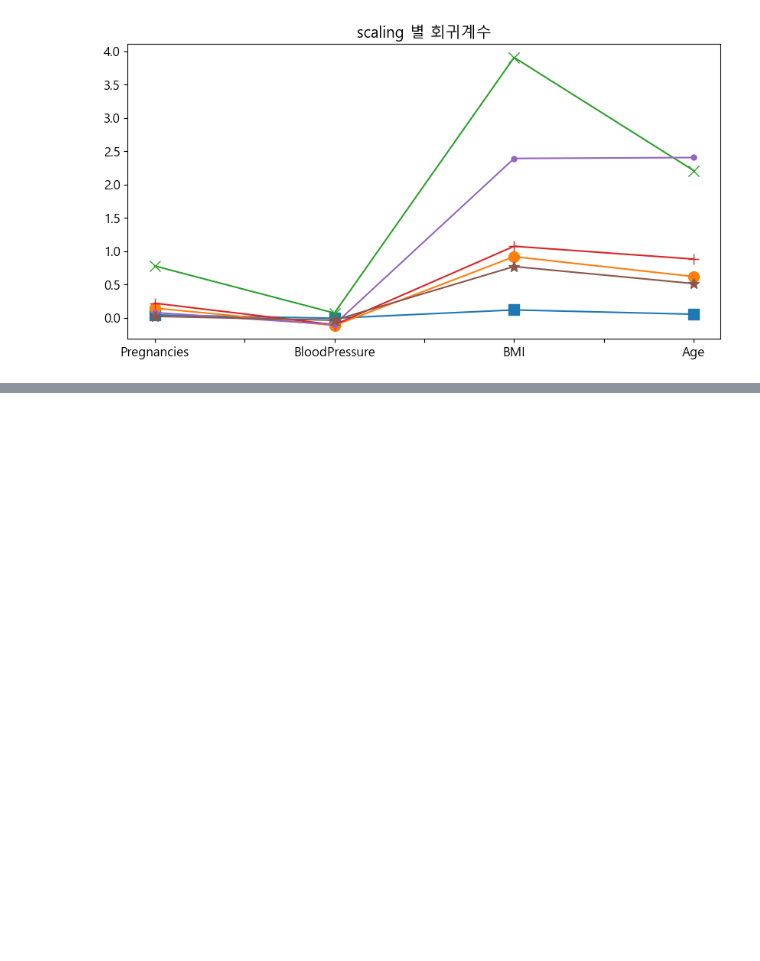
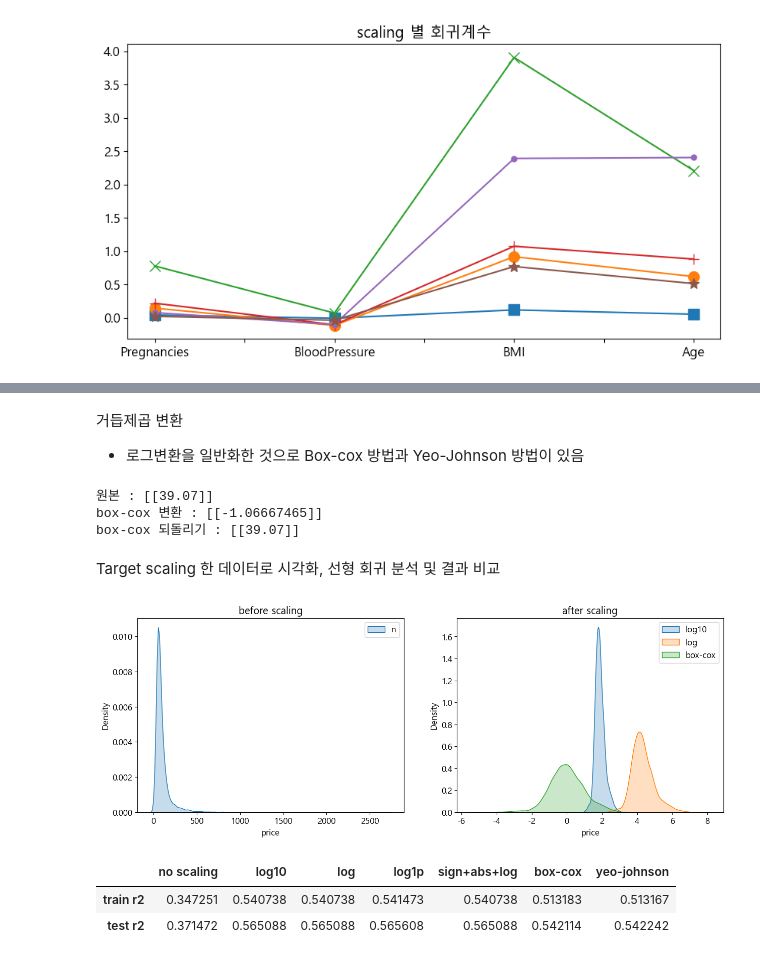
Before and after one commit to Junoflows/ADP, a Jupyter notebook: 교재 정리/2. 전처리.ipynb, the cells around one changed output, grey strips where cells are left out. Saved outputs shown, nothing was run; the diff lists cells and outputs as text; code cells hidden in the pictures; blank space fills up the shorter version.

```diff
--- a/교재 정리/2. 전처리.ipynb
+++ b/교재 정리/2. 전처리.ipynb
@@ -771,0 +775,6 @@ for i, marker in enumerate(['s', 'o', 'x', '+' ,'.', '*']):
+# %%
+import pandas as pd
+import numpy as np
+
+realestate = pd.read_csv('./data/2-4_BHP.csv')
+realestate.info()
@@ -771,0 +798,6 @@ for i, marker in enumerate(['s', 'o', 'x', '+' ,'.', '*']):
+# %%
+realestate = realestate.dropna().reset_index(drop = True)
+X = realestate[['bath', 'balcony']]
+y = realestate[['price']]
+
+realestate.head(3)
@@ -771,0 +836,68 @@ for i, marker in enumerate(['s', 'o', 'x', '+' ,'.', '*']):
+# %% [markdown]
+거듭제곱 변환
++ 로그변환을 일반화한 것으로 Box-cox 방법과 Yeo-Johnson 방법이 있음
+# %%
+from sklearn.preprocessing import PowerTransformer
+PTB = PowerTransformer(method = 'box-cox')
+PTY = PowerTransformer(method = 'yeo-johnson')
+y_ptb = pd.DataFrame(PTB.fit_transform(y), columns= y.columns)
+y_pty = pd.DataFrame(PTY.fit_transform(y), columns= y.columns)
+
+y_ptb_inv = pd.DataFrame(PTB.inverse_transform(y_ptb), columns = y.columns)
+
+print('원본 :', y.head(1).values)
+print('box-cox 변환 :', y_ptb.head(1).values)
+print('box-cox 되돌리기 :', y_ptb_inv.head(1).values)
+# %% [output]
+원본 : [[39.07]]
+box-cox 변환 : [[-1.06667465]]
+box-cox 되돌리기 : [[39.07]]
+# %% [markdown]
+Target scaling 한 데이터로 시각화, 선형 회귀 분석 및 결과 비교
+# %%
+import seaborn as sns
+import warnings
+warnings.filterwarnings(action = 'ignore')
+
+noscaling, log10, log, boxcox = y, np.log10(y), np.log(y), y_ptb
+data = [noscaling, log10, log, boxcox]
+data_title = ['no scaling', 'log10', 'log', 'box-cox']
+
+fig, ax = plt.subplots(1,2,figsize = (15,5))
+for i, df in zip(range(len(data)), data):
+    if i == 0:
+        sns.kdeplot(df['price'], ax = ax[0], shade = True)
+        ax[0].legend(data_title[0])
+        ax[0].set_title('before scaling')
+    else:
+        sns.kdeplot(df['price'], ax = ax[1], shade = True)
+        ax[1].legend(data_title[1:])
+        ax[1].set_title('after scaling')
+
+plt.show()
+# %% [output]
+[figure, added]
+# %%
+noscaling, log10, log, log1p, sblog, bc, yj = y, np.log10(y), np.log(y), np.log1p(y), np.sign(y)*np.log(np.abs(y)), y_ptb, y_pty
+
+data = [noscaling, log10, log, log1p, sblog, bc, yj]
+data_title = ['no scaling', 'log10' ,'log', 'log1p', 'sign+abs+log', 'box-cox', 'yeo-johnson']
+
+from sklearn.model_selection import train_test_split
+from sklearn.linear_model import LinearRegression
+scores = pd.DataFrame(index = ['train r2', 'test r2'], columns = data_title)
+scores
+
+for df, title in zip(data, data_title):
+    X_train, X_test, y_train, y_test = train_test_split(X, df, random_state=42, test_size=0.3)
+    lr = LinearRegression()
+    lr.fit(X_train, y_train)
+
+    scores.loc['train r2', title] = lr.score(X_train, y_train)
+    scores.loc['test r2', title] = lr.score(X_test, y_test)
+
+scores # 스케일링 한 데이터가 결정계수가 더 높음
+# %% [output]
+|  | no scaling | log10 | log | log1p | sign+abs+log | box-cox | yeo-johnson |
+| train r2 | 0.347251 | 0.540738 | 0.540738 | 0.541473 | 0.540738 | 0.513183 | 0.513167 |
+| test r2 | 0.371472 | 0.565088 | 0.565088 | 0.565608 | 0.565088 | 0.542114 | 0.542242 |
```
Also changed, not shown: parts of 42 cells of this notebook.
